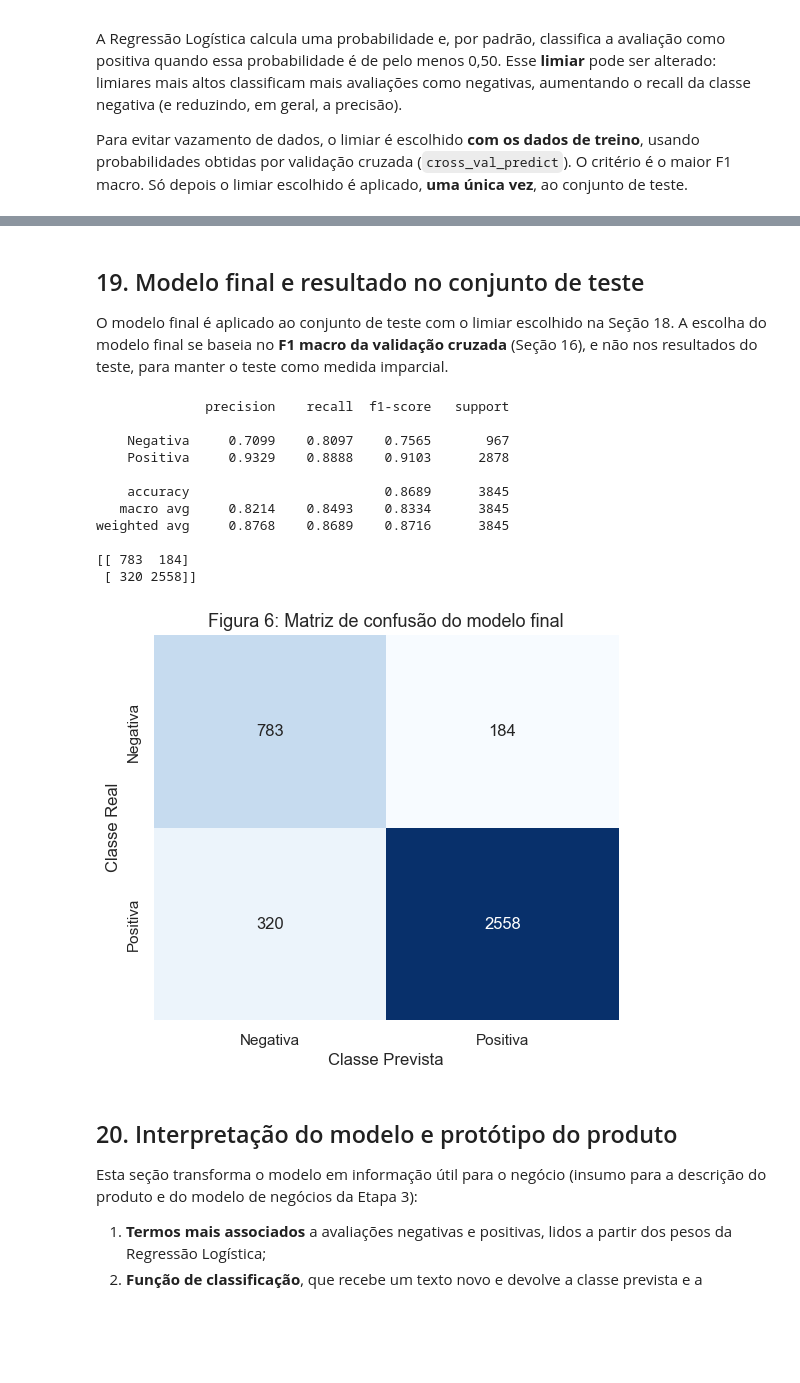
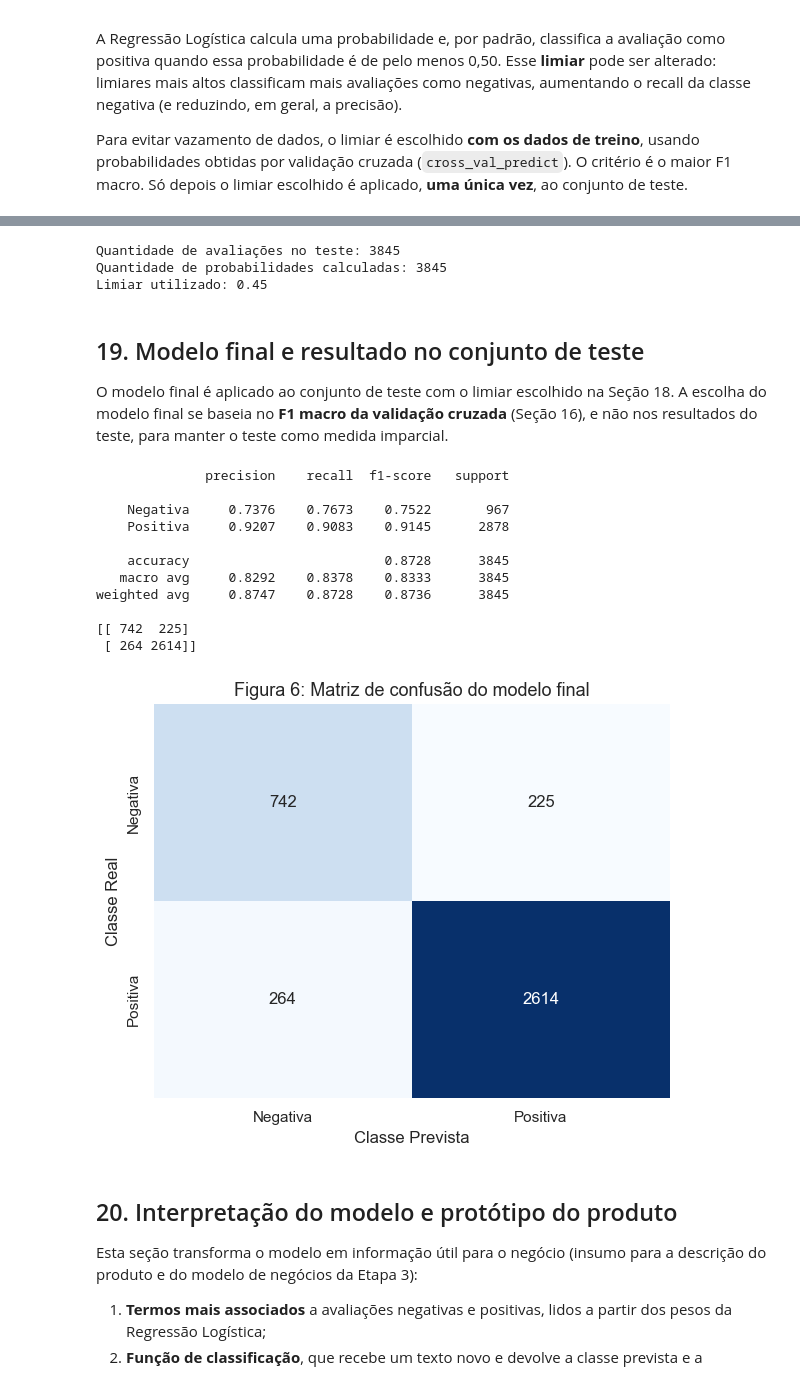
Before and after one commit to marcosaraujoCL/projeto-aplicado-II-classificacoes-avaliacoes, a Jupyter notebook: Notebooks/02_modelagem_avaliacao.ipynb, the cells around one changed output, grey strips where cells are left out. Drawn from its saved outputs; the diff is of its cells as text; code cells hidden in the pictures; blank space fills up the shorter version.

```diff
--- a/Notebooks/02_modelagem_avaliacao.ipynb
+++ b/Notebooks/02_modelagem_avaliacao.ipynb
@@ -702,3 +819,11 @@ Limiar escolhido (com dados de treino): 0.5
+# %%
+print("Quantidade de avaliações no teste:", len(y_teste))
+print("Quantidade de probabilidades calculadas:", len(proba_teste))
+print("Limiar utilizado:", limiar_escolhido)
+# %% [output]
+Quantidade de avaliações no teste: 3845
+Quantidade de probabilidades calculadas: 3845
+Limiar utilizado: 0.45
 # %% [markdown]
 ## 19. Modelo final e resultado no conjunto de teste
 
@@ -706,34 +831,37 @@ O modelo final é aplicado ao conjunto de teste com o limiar escolhido na Seçã
 # %%
 proba_teste = melhor_lr.predict_proba(X_teste)[:, 1]
 prev_final = (proba_teste >= limiar_escolhido).astype(int)
 
 print(classification_report(y_teste, prev_final,
                             target_names=["Negativa", "Positiva"], digits=4))
 
 matriz_final = confusion_matrix(y_teste, prev_final)
 print(matriz_final)
 
 plt.figure(figsize=(6, 5))
 sns.heatmap(matriz_final, annot=True, fmt="d", cmap="Blues", cbar=False,
             xticklabels=["Negativa", "Positiva"], yticklabels=["Negativa", "Positiva"])
 plt.title("Figura 6: Matriz de confusão do modelo final", fontsize=13)
 plt.xlabel("Classe Prevista")
 plt.ylabel("Classe Real")
-plt.savefig(PASTA_FIGURAS / "figura6_matriz_modelo_final.png", dpi=300, bbox_inches="tight")
+arquivo_figura = PASTA_FIGURAS / "figura6_matriz_modelo_final.png"
+
+plt.tight_layout()
 plt.show()
+plt.close()
 # %% [output]
               precision    recall  f1-score   support
 
-    Negativa     0.7099    0.8097    0.7565       967
-    Positiva     0.9329    0.8888    0.9103      2878
+    Negativa     0.7376    0.7673    0.7522       967
+    Positiva     0.9207    0.9083    0.9145      2878
 
-    accuracy                         0.8689      3845
-   macro avg     0.8214    0.8493    0.8334      3845
-weighted avg     0.8768    0.8689    0.8716      3845
+    accuracy                         0.8728      3845
+   macro avg     0.8292    0.8378    0.8333      3845
+weighted avg     0.8747    0.8728    0.8736      3845
 
-[[ 783  184]
- [ 320 2558]]
+[[ 742  225]
+ [ 264 2614]]
-[figure, old version]
+[figure, new version]
 # %% [markdown]
 ## 20. Interpretação do modelo e protótipo do produto
 
```
Also changed, not shown: parts of 5 cells of this notebook, 5 other files.
